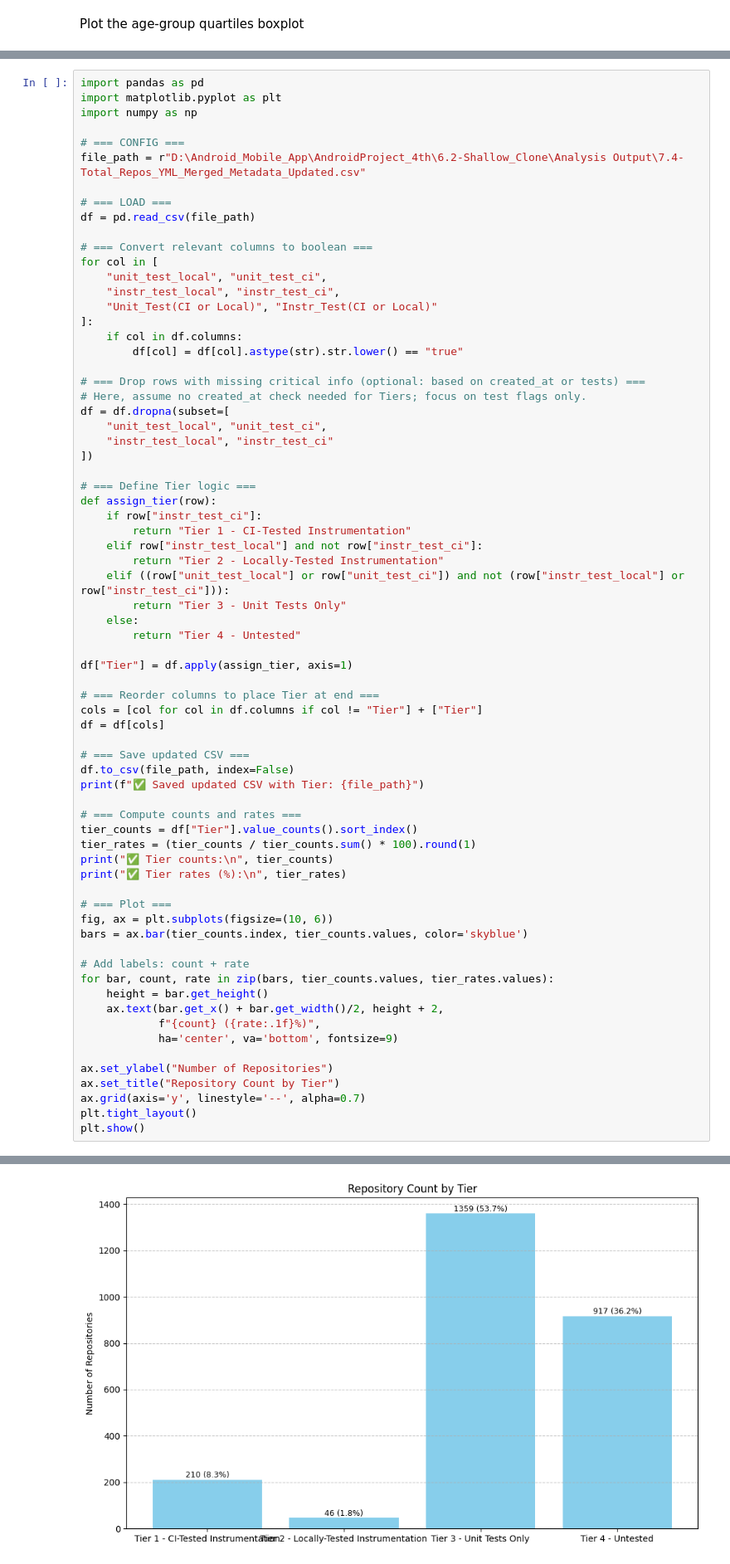
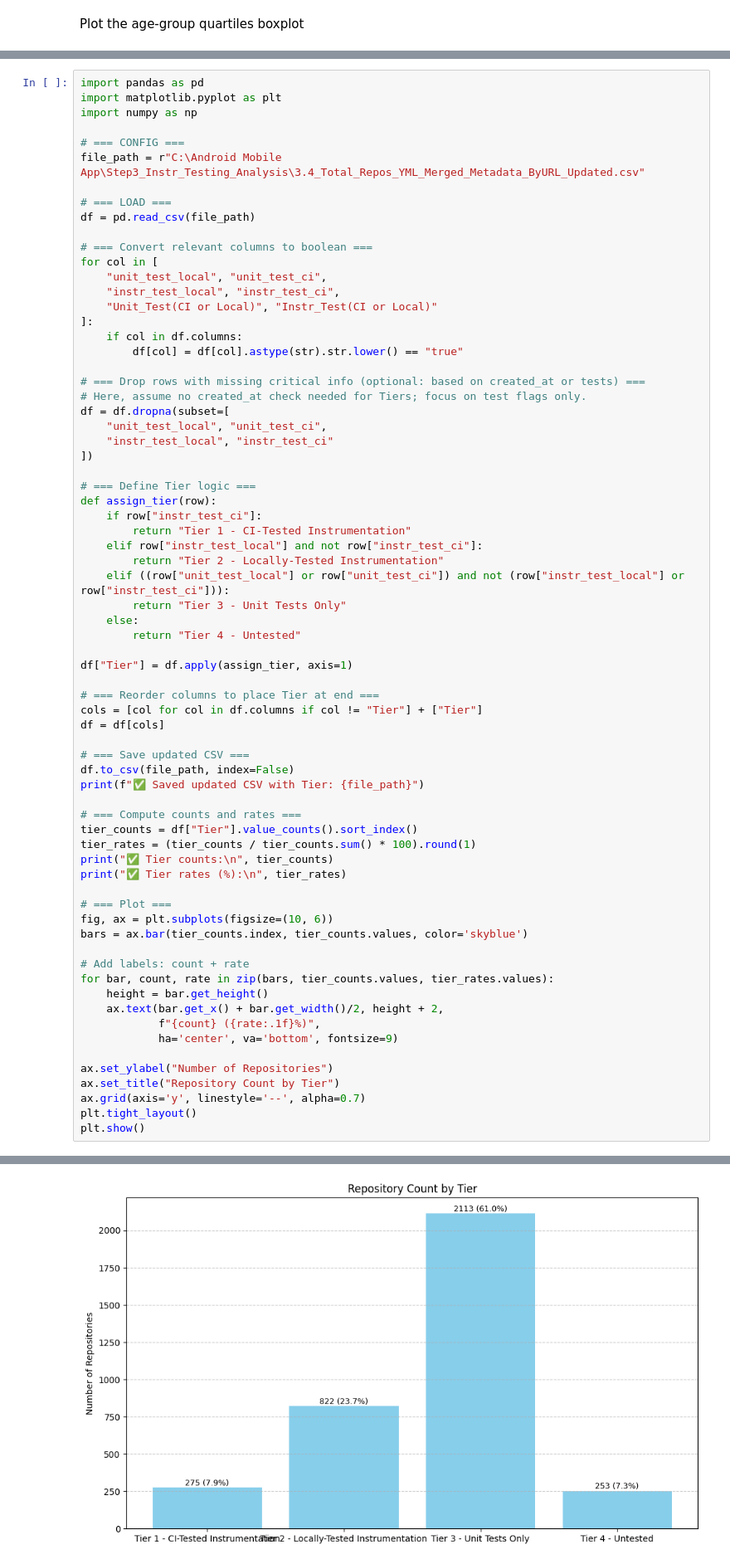
Before and after one commit to behnamparsa/Android-Mobile-Apps, a Jupyter notebook: Type 1 - 3.6.Descriptive statistics.ipynb, the cells around one changed output, grey strips where cells are left out. Shown at 83% size. Cells and saved outputs as stored; diff of their text form.

```diff
--- a/Type 1 - 3.6.Descriptive statistics.ipynb
+++ b/Type 1 - 3.6.Descriptive statistics.ipynb
@@ -237,7 +237,7 @@ import matplotlib.pyplot as plt
 import numpy as np
 
 # === CONFIG ===
-file_path = r"D:\Android_Mobile_App\AndroidProject_4th\6.2-Shallow_Clone\Analysis Output\7.4-Total_Repos_YML_Merged_Metadata_Updated.csv"
+file_path = r"C:\Android Mobile App\Step3_Instr_Testing_Analysis\3.4_Total_Repos_YML_Merged_Metadata_ByURL_Updated.csv"
 
 # === LOAD ===
 df = pd.read_csv(file_path)
@@ -319,5 +319,5 @@ Tier 4 - Untested                          36.2
 Name: count, dtype: float64
-[figure, old version]
+[figure, new version]
 # %%
 import pandas as pd
 import seaborn as sns
```
Also changed, not shown: parts of 7 cells of this notebook, 4 other files.
